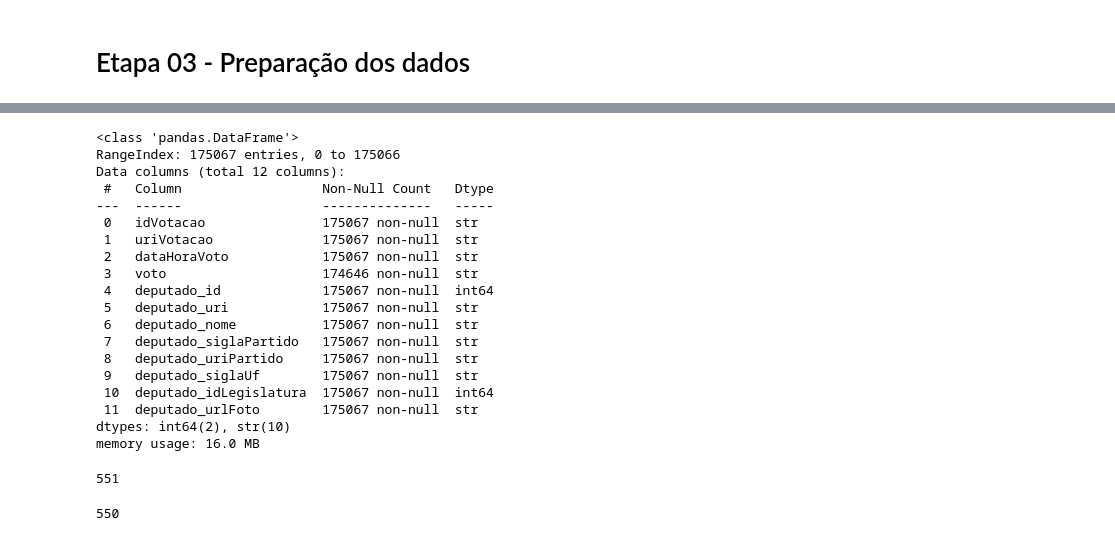
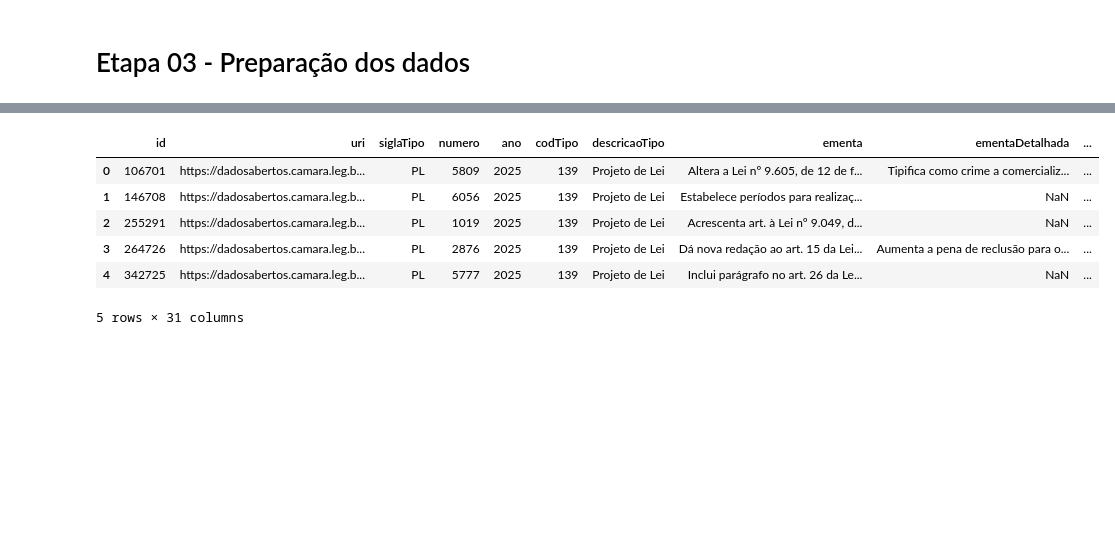
Before and after one commit to brucelucien/2026-02-ppgi-ia-trabalho-final, a Jupyter notebook: codigo/etapa_03_preparacao_dos_dados.ipynb, the cells around one changed output, grey strips where cells are left out. Drawn from its saved outputs; the diff is of its cells as text; code cells hidden in the pictures; blank space fills up the shorter version.

```diff
--- a/codigo/etapa_03_preparacao_dos_dados.ipynb
+++ b/codigo/etapa_03_preparacao_dos_dados.ipynb
@@ -39,35 +17,13 @@ memory usage: 16.0 MB
-# %%
-df_votos.info()
-# %% [output]
-<class 'pandas.DataFrame'>
-RangeIndex: 175067 entries, 0 to 175066
-Data columns (total 12 columns):
- #   Column                  Non-Null Count   Dtype
----  ------                  --------------   -----
- 0   idVotacao               175067 non-null  str
- 1   uriVotacao              175067 non-null  str
- 2   dataHoraVoto            175067 non-null  str
- 3   voto                    174646 non-null  str
- 4   deputado_id             175067 non-null  int64
- 5   deputado_uri            175067 non-null  str
- 6   deputado_nome           175067 non-null  str
- 7   deputado_siglaPartido   175067 non-null  str
- 8   deputado_uriPartido     175067 non-null  str
- 9   deputado_siglaUf        175067 non-null  str
- 10  deputado_idLegislatura  175067 non-null  int64
- 11  deputado_urlFoto        175067 non-null  str
-dtypes: int64(2), str(10)
-memory usage: 16.0 MB
-# %%
-idsDeputados = df_votos['deputado_id'].unique()
-len(idsDeputados)
-# %% [output]
-551
-# %%
-idsVotacoes = df_votos['idVotacao'].unique()
-len(idsVotacoes)
-# %% [output]
-550
+# %%
+df_proposicoes.head()
+# %% [output]
+|  | id | uri | siglaTipo | numero | ano | codTipo | descricaoTipo | ementa | ementaDetalhada | ... |
+| 0 | 106701 | https://dadosabertos.camara.leg.b... | PL | 5809 | 2025 | 139 | Projeto de Lei | Altera a Lei nº 9.605, de 12 de f... | Tipifica como crime a comercializ... | ... |
+| 1 | 146708 | https://dadosabertos.camara.leg.b... | PL | 6056 | 2025 | 139 | Projeto de Lei | Estabelece períodos para realizaç... | NaN | ... |
+| 2 | 255291 | https://dadosabertos.camara.leg.b... | PL | 1019 | 2025 | 139 | Projeto de Lei | Acrescenta art. à Lei nº 9.049, d... | NaN | ... |
+| 3 | 264726 | https://dadosabertos.camara.leg.b... | PL | 2876 | 2025 | 139 | Projeto de Lei | Dá nova redação ao art. 15 da Lei... | Aumenta a pena de reclusão para o... | ... |
+| 4 | 342725 | https://dadosabertos.camara.leg.b... | PL | 5777 | 2025 | 139 | Projeto de Lei | Inclui parágrafo no art. 26 da Le... | NaN | ... |
+5 rows × 31 columns
 # %%
 # TODO
 # - Converter campo dataHoraVoto para datetime
```
Also changed, not shown: parts of 1 cell of this notebook, 2 other files.
